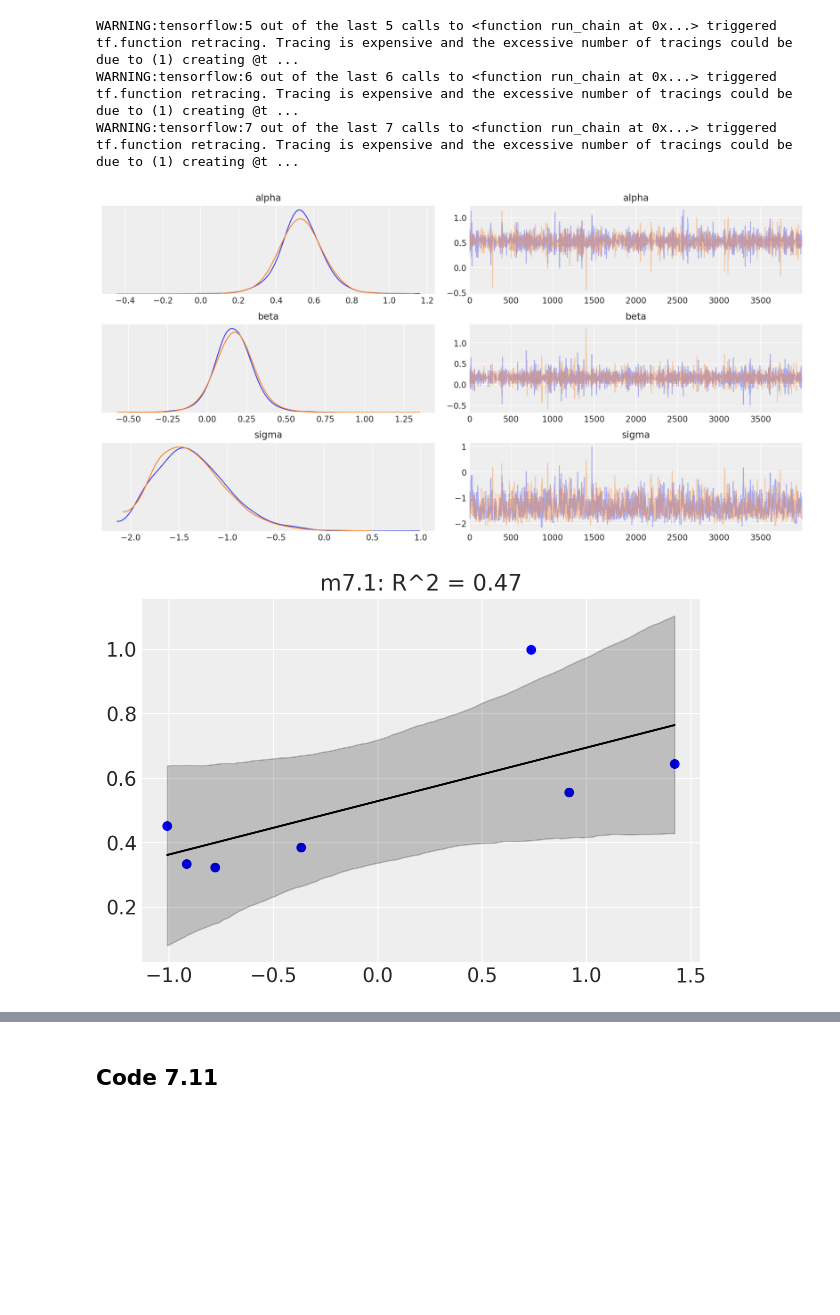
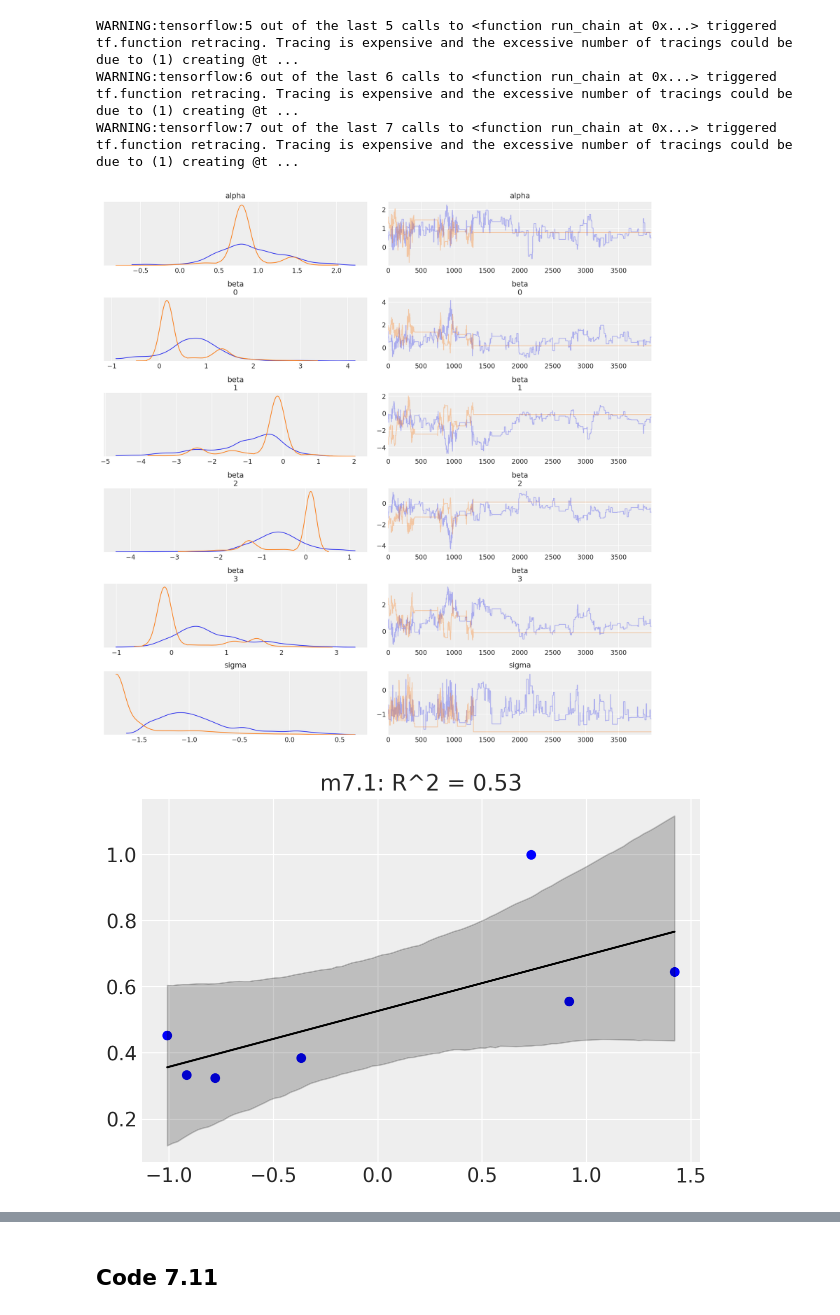
Before and after one commit to ksachdeva/rethinking-tensorflow-probability, a Jupyter notebook: notebooks/07_ulysses_compass.ipynb, the cells around one changed output, grey strips where cells are left out. Saved outputs shown, nothing was run; the diff lists cells and outputs as text; code cells hidden in the pictures; blank space fills up the shorter version.

Commit message:
fix - use sample_distributions with conditioning to calculate the likelihood instead of duplicating model definition

```diff
--- a/notebooks/07_ulysses_compass.ipynb
+++ b/notebooks/07_ulysses_compass.ipynb
@@ -333,21 +333,21 @@ $R^2$ = 1 - $\frac{var(residuals)}{var(outcome)}$
 posterior = trace_7_1.posterior
 
 # We will have to simulate (compute) our posterior brain_std from the samples
-sample_alpha = posterior["alpha"].values[0]
-sample_beta = posterior["beta"].values[0]
-sample_sigma = posterior["sigma"].values[0]
+sample_alpha = posterior["alpha"].values
+sample_beta  = posterior["beta"].values
+sample_sigma = posterior["sigma"].values
 
-def compute_mu(m):
-    mu = sample_alpha + sample_beta * m
-    return mu
+ds, samples = jdc_7_1.sample_distributions(value=[
+      tf.cast(sample_alpha, dtype=tf.float32),
+      tf.cast(sample_beta, dtype=tf.float32),
+      tf.cast(sample_sigma, dtype=tf.float32),
+      None
+    ])
 
-mu = np.array(list(map(compute_mu, d.mass_std.values))).T
-scale = sample_sigma[...,np.newaxis]
-
-sample_brain_std = tfd.Normal(loc=mu, scale=tf.exp(scale)).sample()
+sample_brain_std = ds[-1].distribution.sample()
 
 # get the mean
-brain_std_mean = np.mean(sample_brain_std, 0)
+brain_std_mean = tf.reduce_mean(sample_brain_std, axis=1) # <--note usage of axis 1
 
 r = brain_std_mean - d.brain_std.values
 
@@ -586,8 +603,8 @@ WARNING:tensorflow:5 out of the last 5 calls to <function run_chain at 0x...> tr
 WARNING:tensorflow:6 out of the last 6 calls to <function run_chain at 0x...> triggered tf.function retracing. Tracing is expensive and the excessive number of tracings could be due to (1) creating @t ...
 WARNING:tensorflow:7 out of the last 7 calls to <function run_chain at 0x...> triggered tf.function retracing. Tracing is expensive and the excessive number of tracings could be due to (1) creating @t ...
 # %%
-az.plot_trace(trace_7_1);
+az.plot_trace(trace_7_4);
 # %% [output]
-[figure, old version]
+[figure, new version]
 # %%
 mass_seq = np.linspace(d.mass_std.min(), d.mass_std.max(), num=100)
@@ -614,16 +610,0 @@ def plot_model_mean(model_name, trace, predictor_fn):
-# %%
-def predictor_m7_1(chain_idx=0):
-    # We will have to simulate (compute) our posterior brain_std from the samples
-    sample_alpha = trace_7_1.posterior["alpha"].values[chain_idx]
-    sample_beta = trace_7_1.posterior["beta"].values[chain_idx]
-
-    def compute_mu71(m):
-        mu = sample_alpha + sample_beta * m
-        return mu
-
-    return compute_mu71
-
-
-plot_model_mean("m7.1", trace_7_1, predictor_m7_1)
-# %% [output]
-[figure, removed]
@@ -630,3 +652,8 @@ plot_model_mean("m7.1", trace_7_1, predictor_m7_1)
+# %%
+jdc_7_1_mass_seq = model_7_1(mass_seq)
+plot_model_mean("m7.1", jdc_7_1, trace_7_1, jdc_7_1_mass_seq)
+# %% [output]
+[figure, added]
 # %%
 # Book does not provide the code snippet for other models but has corresponding figures so I am
 # doing that as well
```
Also changed, not shown: parts of 48 cells of this notebook, 10 other files.
